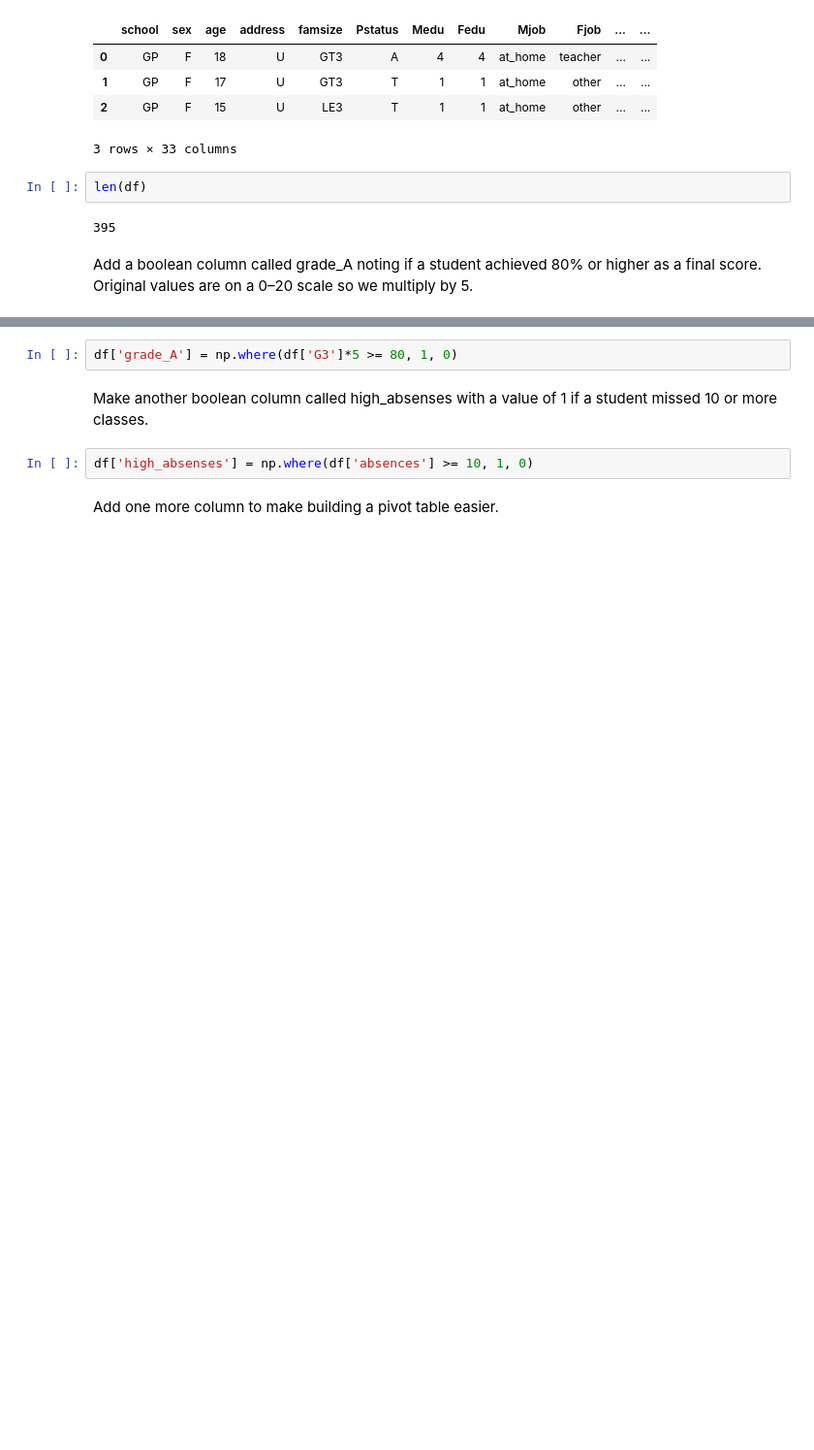
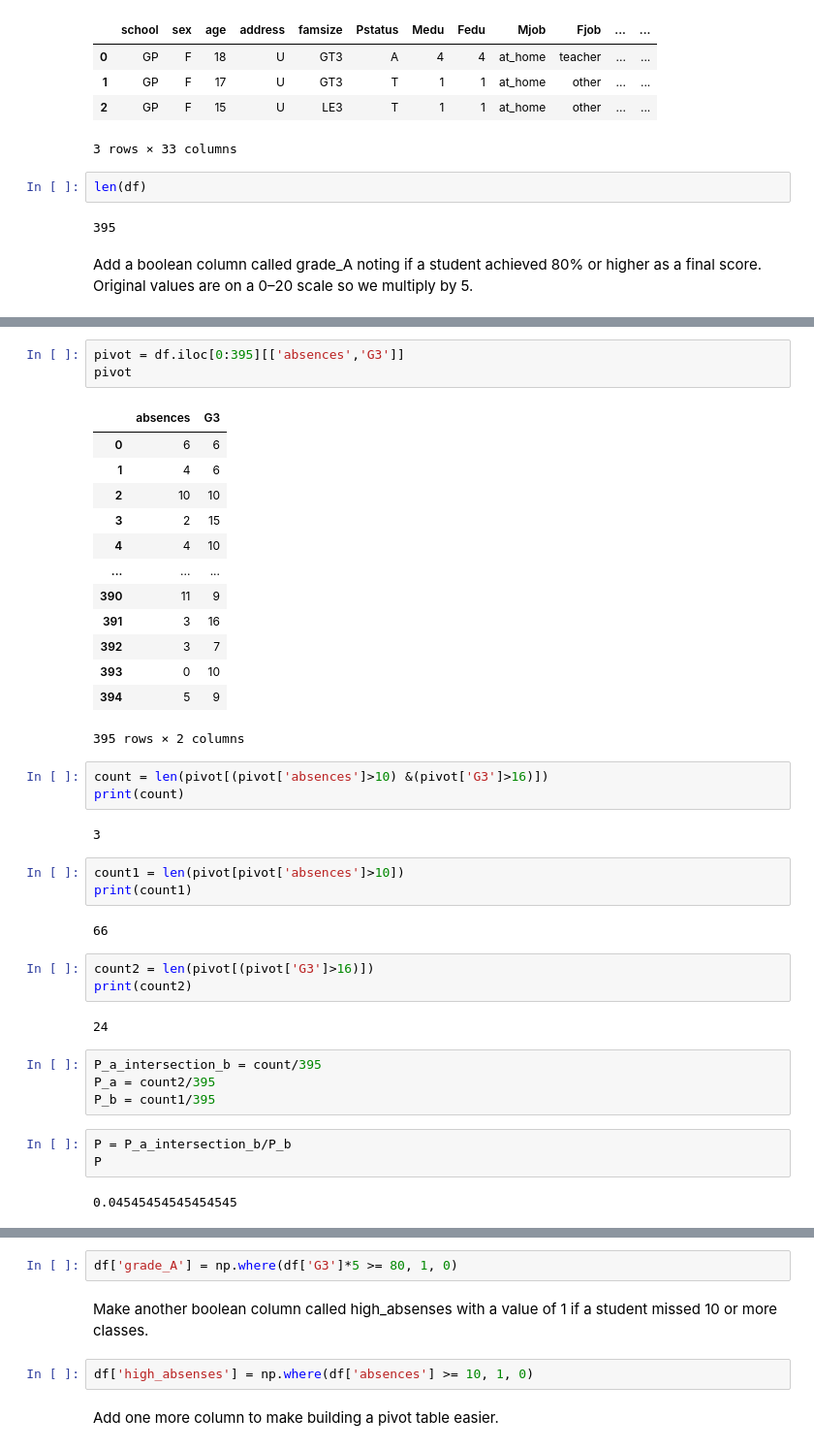
Before and after one commit to MonikaLamba/Reinforcement-Learning, a Jupyter notebook: Probability_1.ipynb, the cells around one changed output, grey strips where cells are left out. Shown at 97% size. Cells and saved outputs as stored; diff of their text form; blank space fills up the shorter version.

```diff
--- a/Probability_1.ipynb
+++ b/Probability_1.ipynb
@@ -27,0 +60,41 @@ Add a boolean column called grade_A noting if a student achieved 80% or higher a
+# %%
+pivot = df.iloc[0:395][['absences','G3']]
+pivot
+# %% [output]
+|  | absences | G3 |
+| 0 | 6 | 6 |
+| 1 | 4 | 6 |
+| 2 | 10 | 10 |
+| 3 | 2 | 15 |
+| 4 | 4 | 10 |
+| ... | ... | ... |
+| 390 | 11 | 9 |
+| 391 | 3 | 16 |
+| 392 | 3 | 7 |
+| 393 | 0 | 10 |
+| 394 | 5 | 9 |
+395 rows × 2 columns
+# %%
+count = len(pivot[(pivot['absences']>10) &(pivot['G3']>16)])
+print(count)
+# %% [output]
+3
+# %%
+count1 = len(pivot[pivot['absences']>10])
+print(count1)
+# %% [output]
+66
+# %%
+count2 = len(pivot[(pivot['G3']>16)])
+print(count2)
+# %% [output]
+24
+# %%
+P_a_intersection_b = count/395
+P_a = count2/395
+P_b = count1/395
+# %%
+P = P_a_intersection_b/P_b
+P
+# %% [output]
+0.04545454545454545
```
Also changed, not shown: parts of 14 cells of this notebook.
